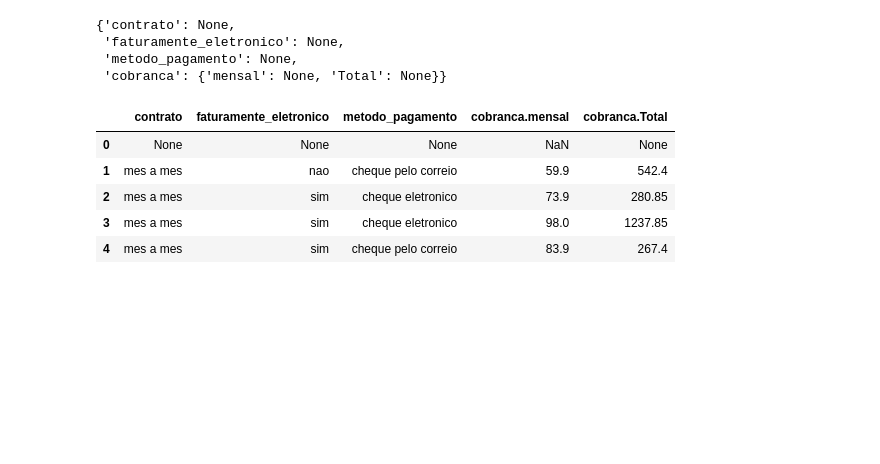
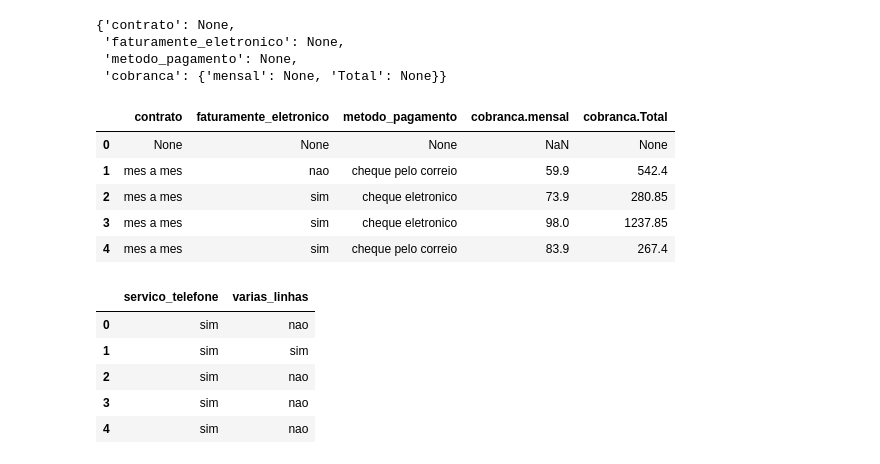
Before and after one commit to Cr0l3y/cleaning_churn_python, a Jupyter notebook: projeto.ipynb, the cells around one changed output. Cells and saved outputs as stored; diff of their text form; code cells hidden in the pictures; blank space fills up the shorter version.

```diff
--- a/projeto.ipynb
+++ b/projeto.ipynb
@@ -26,3 +26,12 @@ pd.json_normalize(dados_churn["conta"]).head()
 | 2 | mes a mes | sim | cheque eletronico | 73.9 | 280.85 |
 | 3 | mes a mes | sim | cheque eletronico | 98.0 | 1237.85 |
 | 4 | mes a mes | sim | cheque pelo correio | 83.9 | 267.4 |
+# %%
+pd.json_normalize(dados_churn["telefone"]).head()
+# %% [output]
+|  | servico_telefone | varias_linhas |
+| 0 | sim | nao |
+| 1 | sim | sim |
+| 2 | sim | nao |
+| 3 | sim | nao |
+| 4 | sim | nao |
```
Also changed, not shown: parts of 3 cells of this notebook, 1 other file.
